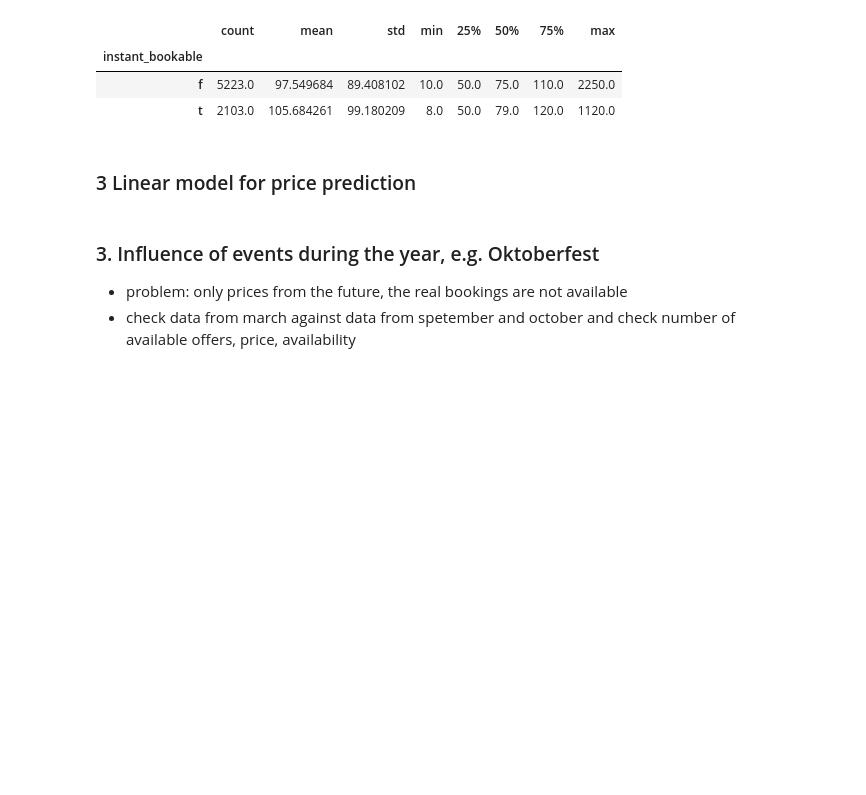
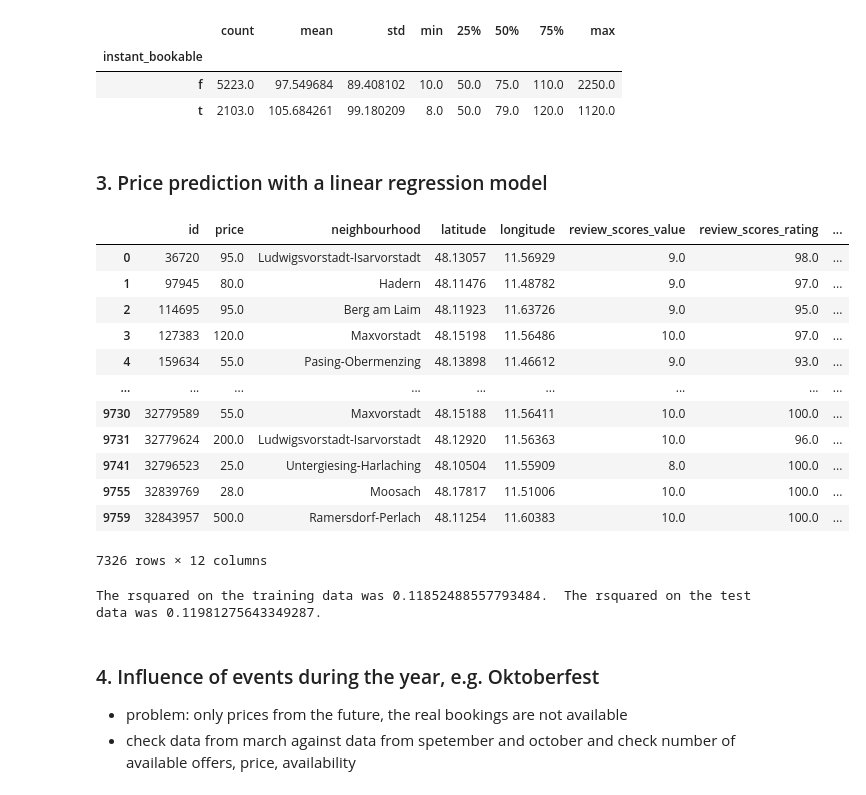
Before and after one commit to lethiess/AirBnB, a Jupyter notebook: AirBnb.ipynb, the cells around one changed output. Drawn from its saved outputs; the diff is of its cells as text; code cells hidden in the pictures; blank space fills up the shorter version.

Commit message:
Added linear regression model for price prediction

```diff
--- a/AirBnb.ipynb
+++ b/AirBnb.ipynb
@@ -410,10 +412,52 @@ munich_listings.groupby("instant_bookable").describe()["price"]
 | instant_bookable |  |  |  |  |  |  |  |  |
 | f | 5223.0 | 97.549684 | 89.408102 | 10.0 | 50.0 | 75.0 | 110.0 | 2250.0 |
 | t | 2103.0 | 105.684261 | 99.180209 | 8.0 | 50.0 | 79.0 | 120.0 | 1120.0 |
-# %% [markdown]
-### 3 Linear model for price prediction
+# %% [markdown]
+### 3. Price prediction with a linear regression model
+# %%
+munich_listings
+# %% [output]
+|  | id | price | neighbourhood | latitude | longitude | review_scores_value | review_scores_rating | ... |
+| 0 | 36720 | 95.0 | Ludwigsvorstadt-Isarvorstadt | 48.13057 | 11.56929 | 9.0 | 98.0 | ... |
+| 1 | 97945 | 80.0 | Hadern | 48.11476 | 11.48782 | 9.0 | 97.0 | ... |
+| 2 | 114695 | 95.0 | Berg am Laim | 48.11923 | 11.63726 | 9.0 | 95.0 | ... |
+| 3 | 127383 | 120.0 | Maxvorstadt | 48.15198 | 11.56486 | 10.0 | 97.0 | ... |
+| 4 | 159634 | 55.0 | Pasing-Obermenzing | 48.13898 | 11.46612 | 9.0 | 93.0 | ... |
+| ... | ... | ... | ... | ... | ... | ... | ... | ... |
+| 9730 | 32779589 | 55.0 | Maxvorstadt | 48.15188 | 11.56411 | 10.0 | 100.0 | ... |
+| 9731 | 32779624 | 200.0 | Ludwigsvorstadt-Isarvorstadt | 48.12920 | 11.56363 | 10.0 | 96.0 | ... |
+| 9741 | 32796523 | 25.0 | Untergiesing-Harlaching | 48.10504 | 11.55909 | 8.0 | 100.0 | ... |
+| 9755 | 32839769 | 28.0 | Moosach | 48.17817 | 11.51006 | 10.0 | 100.0 | ... |
+| 9759 | 32843957 | 500.0 | Ramersdorf-Perlach | 48.11254 | 11.60383 | 10.0 | 100.0 | ... |
+7326 rows × 12 columns
+# %%
+# create dummy variables for all categorial variables
+munich_listings_dummies = create_dummy_variables(munich_listings)
+
+# create dependent and independent variable
+X = munich_listings_dummies.drop(["id", "price"], axis=1)
+y = munich_listings_dummies["price"]
+
+# split data into train and test
+X_train, X_test, y_train, y_test = train_test_split(X, y, test_size=.3, random_state=42)
+
+# instantiate and fit linear regression model
+lm_model = LinearRegression(normalize=True)
+lm_model.fit(X_train, y_train)
+
+# prededict using your model
+y_test_preds = lm_model.predict(X_test)
+y_train_preds = lm_model.predict(X_train)
+
+# score using your model
+test_score = r2_score(y_test, y_test_preds)
+train_score = r2_score(y_train, y_train_preds)
+
+print("The rsquared on the training data was {}.  The rsquared on the test data was {}.".format(train_score, test_score))
+# %% [output]
+The rsquared on the training data was 0.11852488557793484.  The rsquared on the test data was 0.11981275643349287.
 # %% [markdown]
-### 3. Influence of events during the year, e.g. Oktoberfest
+### 4. Influence of events during the year, e.g. Oktoberfest
  - problem: only prices from the future, the real bookings are not available
  - check data from march against data from spetember and october and check number of available offers, price, availability
 # %%
```
Also changed, not shown: parts of 1 cell of this notebook, 1 other file.
